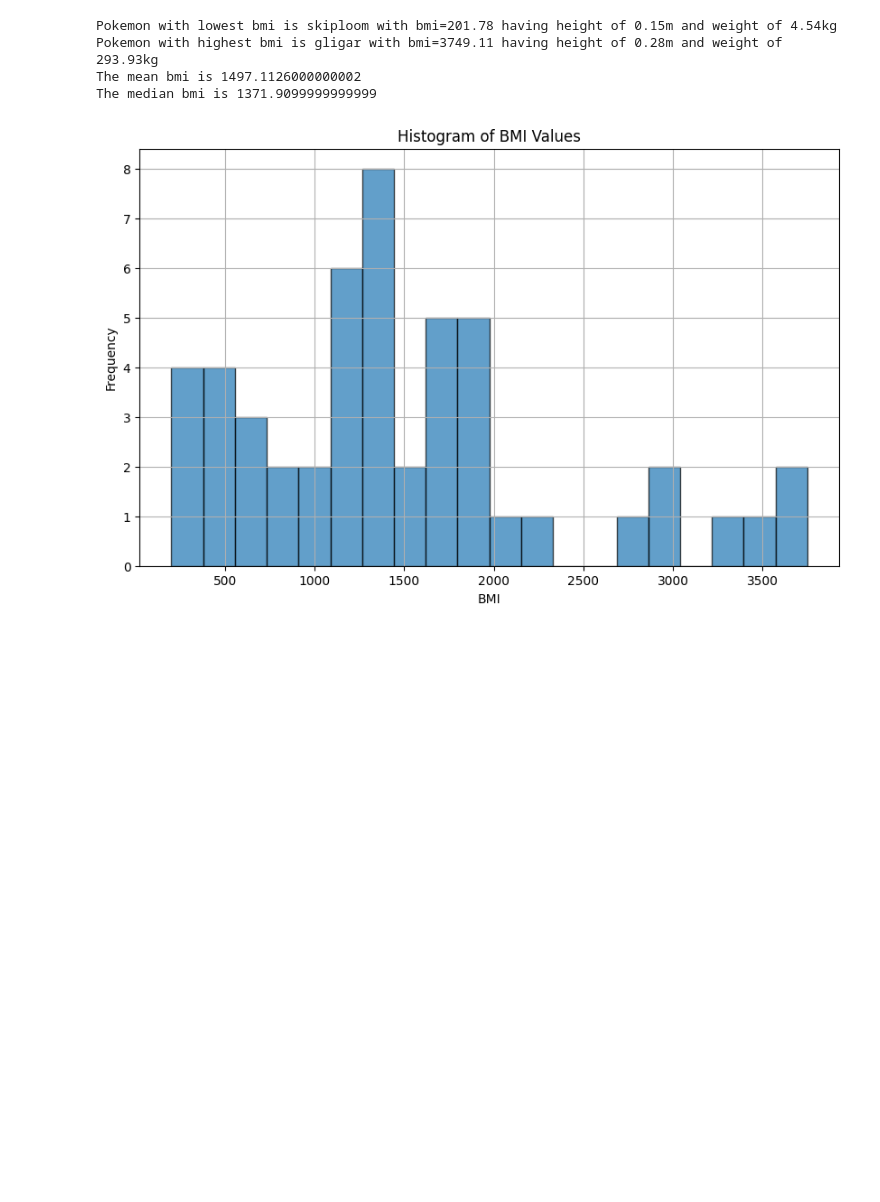
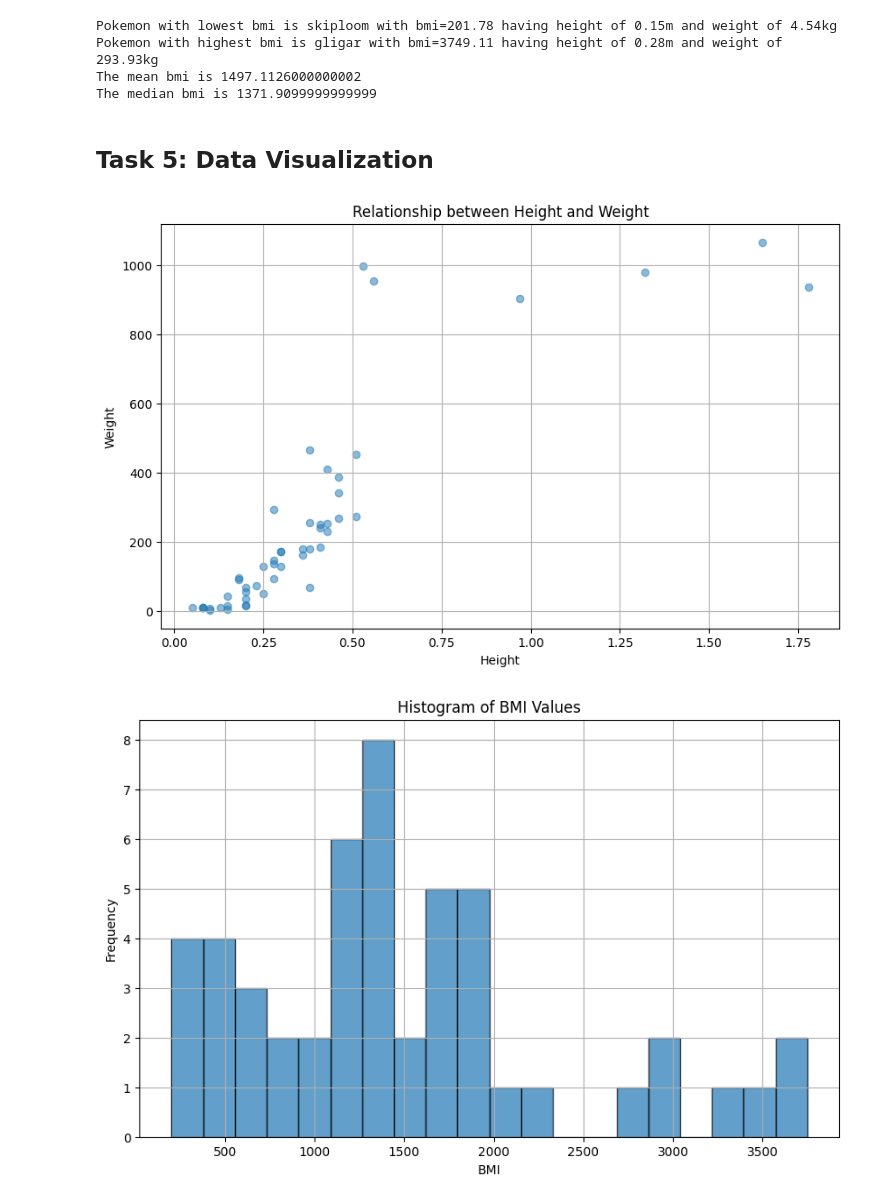
Before and after one commit to olegligorov/Pokemon_task, a Jupyter notebook: assessment.ipynb, the cells around one changed output. Saved outputs shown, nothing was run; the diff lists cells and outputs as text; code cells hidden in the pictures; blank space fills up the shorter version.

Commit message:
Added a scatter plot diagram for the relationship between height and weight

```diff
--- a/assessment.ipynb
+++ b/assessment.ipynb
@@ -199,6 +203,20 @@ Pokemon with lowest bmi is skiploom with bmi=201.78 having height of 0.15m and w
 Pokemon with highest bmi is gligar with bmi=3749.11 having height of 0.28m and weight of 293.93kg
 The mean bmi is 1497.1126000000002
 The median bmi is 1371.9099999999999
+# %% [markdown]
+## Task 5: Data Visualization
+# %%
+import matplotlib.pyplot as plt
+
+plt.figure(figsize=(10, 6))
+plt.scatter(pokemons_df['height'], pokemons_df['weight'], alpha=0.5)
+plt.title('Relationship between Height and Weight')
+plt.xlabel('Height')
+plt.ylabel('Weight')
+plt.grid(True)
+plt.show()
+# %% [output]
+[figure, added]
 # %%
 plt.figure(figsize=(10, 6))
 plt.hist(pokemons_df['bmi'], bins=20, edgecolor='black', alpha=0.7)
```
Also changed, not shown: parts of 2 cells of this notebook.
